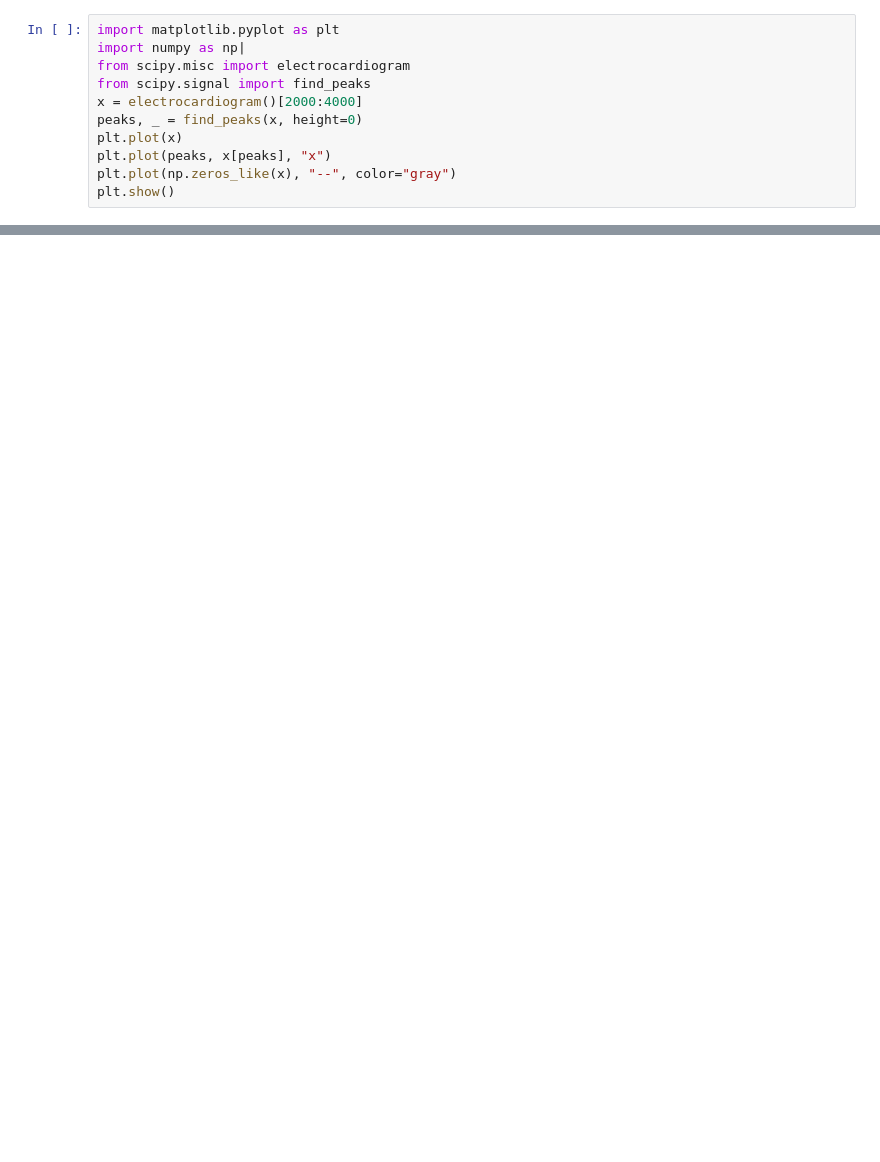
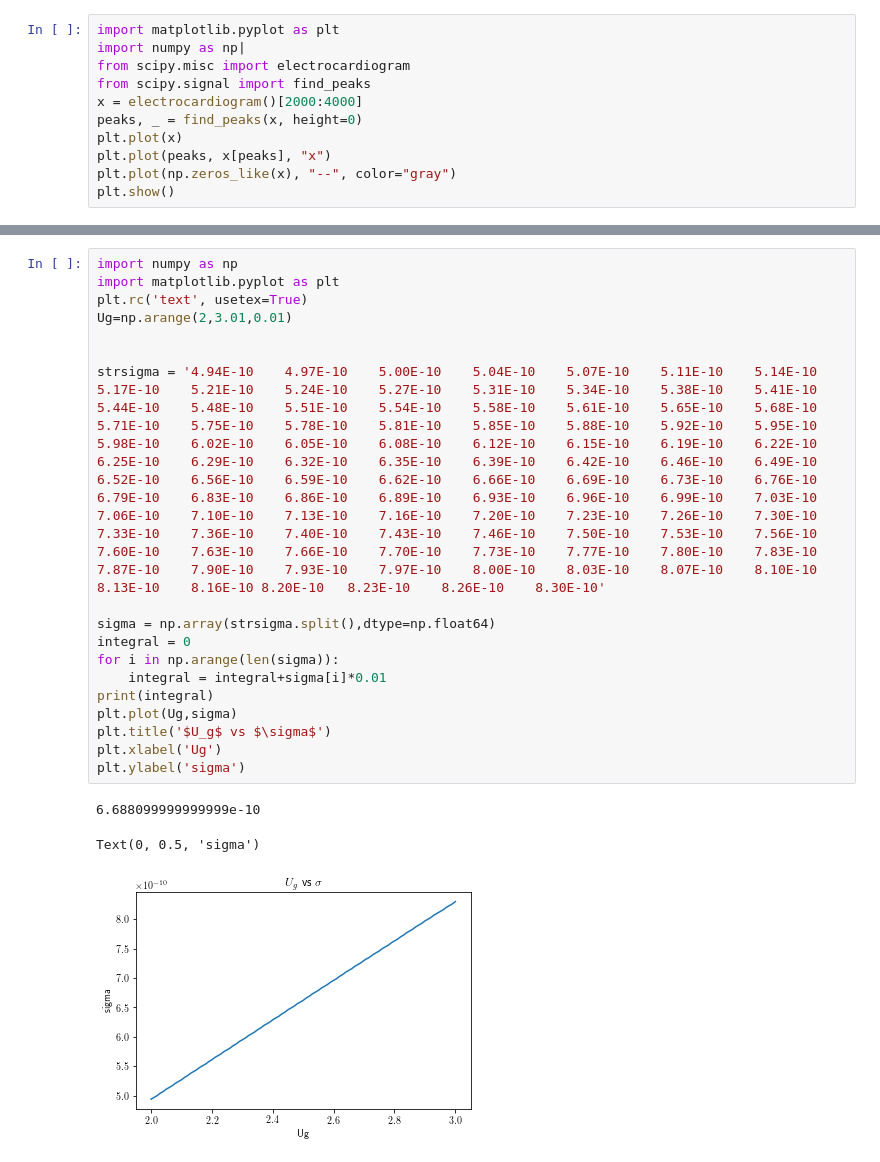
Before and after one commit to YashengFu/TMSAnalysis, a Jupyter notebook: debug_script/test.ipynb, the cells around one changed output, grey strips where cells are left out. Cells and saved outputs as stored; diff of their text form; blank space fills up the shorter version.

```diff
--- a/debug_script/test.ipynb
+++ b/debug_script/test.ipynb
@@ -130,0 +119,22 @@ plt.show()
+# %%
+import numpy as np
+import matplotlib.pyplot as plt
+plt.rc('text', usetex=True)
+Ug=np.arange(2,3.01,0.01)
+
+
+strsigma = '4.94E-10	4.97E-10	5.00E-10	5.04E-10	5.07E-10	5.11E-10	5.14E-10	5.17E-10	5.21E-10	5.24E-10	5.27E-10	5.31E-10	5.34E-10	5.38E-10	5.41E-10	5.44E-10	5.48E-10	5.51E-10	5.54E-10	5.58E-10	5.61E-10	5.65E-10	5.68E-10	5.71E-10	5.75E-10	5.78E-10	5.81E-10	5.85E-10	5.88E-10	5.92E-10	5.95E-10	5.98E-10	6.02E-10	6.05E-10	6.08E-10	6.12E-10	6.15E-10	6.19E-10	6.22E-10	6.25E-10	6.29E-10	6.32E-10	6.35E-10	6.39E-10	6.42E-10	6.46E-10	6.49E-10	6.52E-10	6.56E-10	6.59E-10	6.62E-10	6.66E-10	6.69E-10	6.73E-10	6.76E-10	6.79E-10	6.83E-10	6.86E-10	6.89E-10	6.93E-10	6.96E-10	6.99E-10	7.03E-10	7.06E-10	7.10E-10	7.13E-10	7.16E-10	7.20E-10	7.23E-10	7.26E-10	7.30E-10	7.33E-10	7.36E-10	7.40E-10	7.43E-10	7.46E-10	7.50E-10	7.53E-10	7.56E-10	7.60E-10	7.63E-10	7.66E-10	7.70E-10	7.73E-10	7.77E-10	7.80E-10	7.83E-10	7.87E-10	7.90E-10	7.93E-10	7.97E-10	8.00E-10	8.03E-10	8.07E-10	8.10E-10	8.13E-10	8.16E-10 8.20E-10	8.23E-10	8.26E-10	8.30E-10'
+
+sigma = np.array(strsigma.split(),dtype=np.float64)
+integral = 0
+for i in np.arange(len(sigma)):
+    integral = integral+sigma[i]*0.01
+print(integral)
+plt.plot(Ug,sigma)
+plt.title('$U_g$ vs $\sigma$')
+plt.xlabel('Ug')
+plt.ylabel('sigma')
+# %% [output]
+6.688099999999999e-10
+Text(0, 0.5, 'sigma')
+[figure, added]
```
Also changed, not shown: parts of 14 cells of this notebook, 4 other files.
